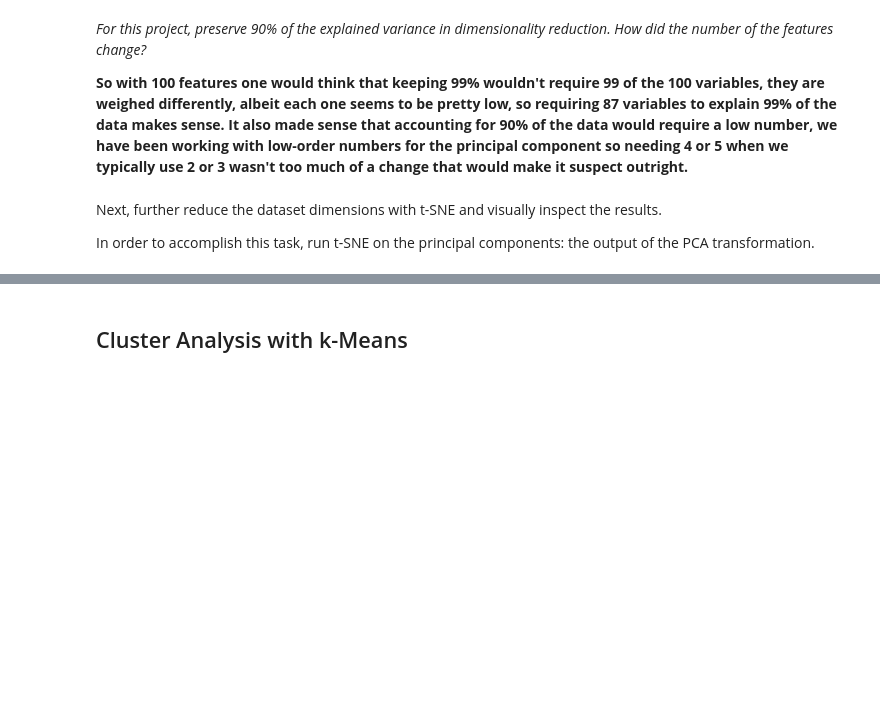
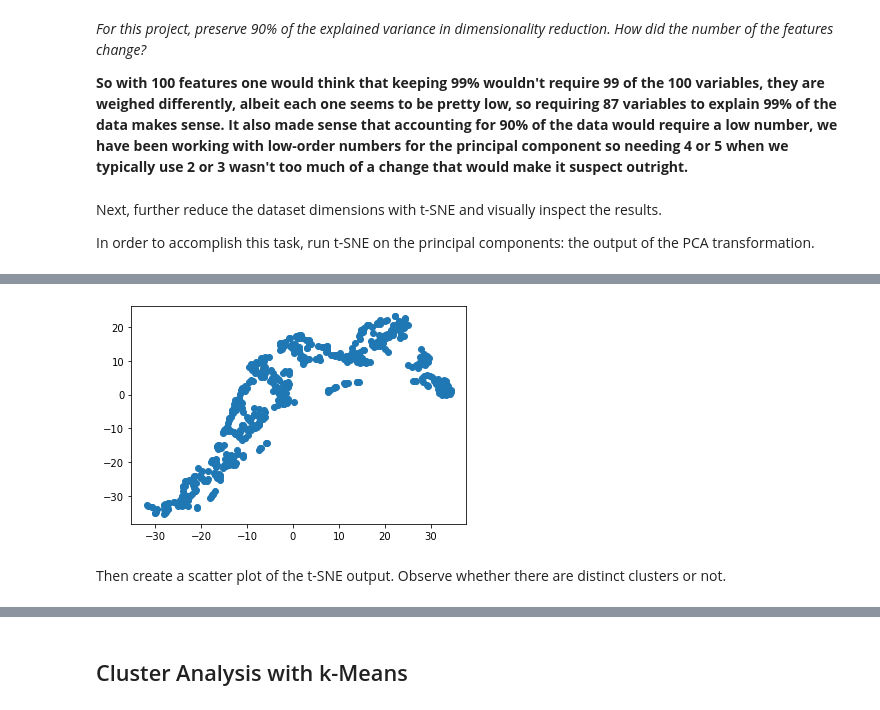
Before and after one commit to mdebone/cryptocurrency_clusters_challenge, a Jupyter notebook: cryptocurrency_clusters.wip.ipynb, the cells around one changed output, grey strips where cells are left out. Cells and saved outputs as stored; diff of their text form; code cells hidden in the pictures; blank space fills up the shorter version.

```diff
--- a/cryptocurrency_clusters.wip.ipynb
+++ b/cryptocurrency_clusters.wip.ipynb
@@ -299,3 +339,11 @@ new_df.sample(10)
+# %%
+# Visualize the clusters with color
+plt.scatter(new_df['x'], new_df['y'])
+plt.show()
+# %% [output]
+[figure, added]
+# %% [markdown]
+Then create a scatter plot of the t-SNE output. Observe whether there are distinct clusters or not.
 # %%
 # Okay well we know from the output error that we need 75
 # Fetch the explained variance
```
Also changed, not shown: parts of 21 cells of this notebook, 1 other file.
